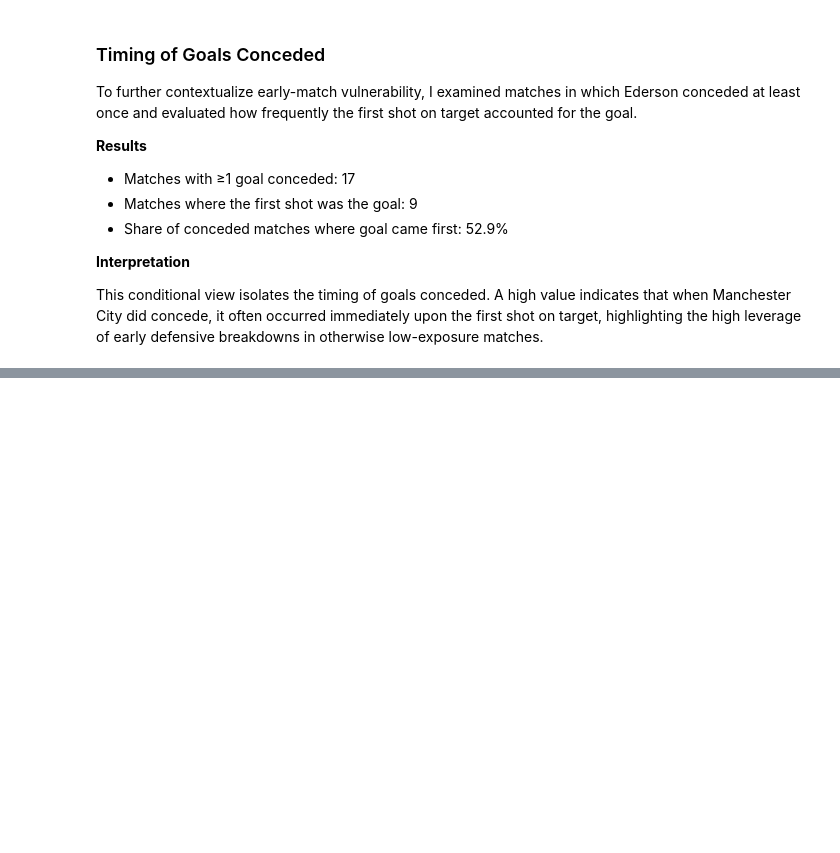
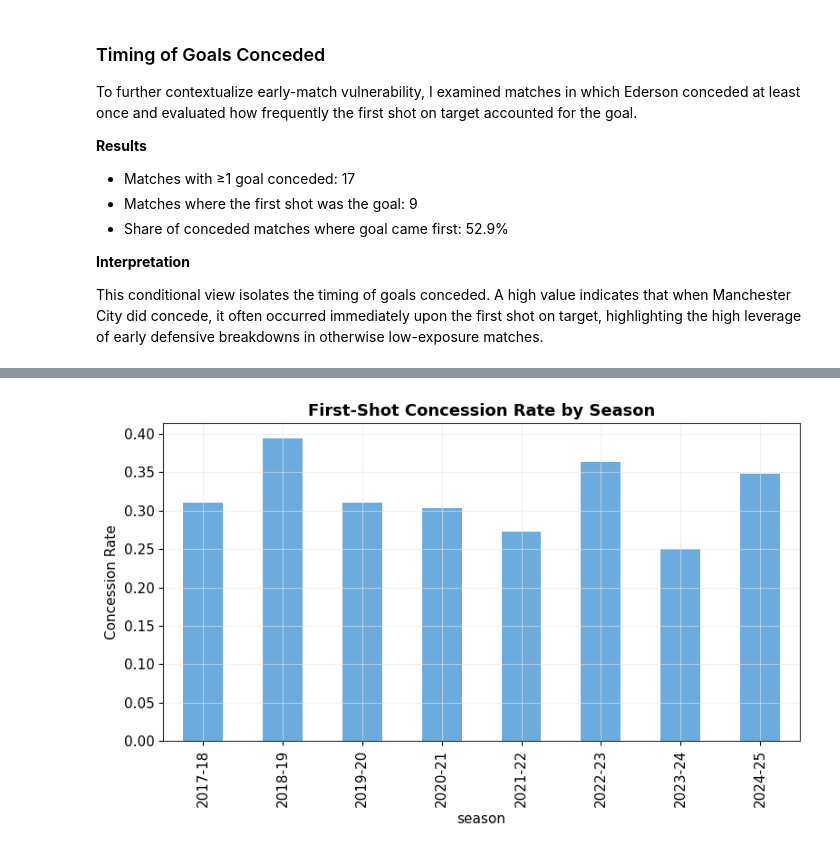
Before and after one commit to danielbkuti/Soccer_Analysis, a Jupyter notebook: notebooks/ederson-eda.ipynb, the cells around one changed output, grey strips where cells are left out. Drawn from its saved outputs; the diff is of its cells as text; code cells hidden in the pictures; blank space fills up the shorter version.

Commit message:
Expanded notebook study to multiple seasons

```diff
--- a/notebooks/ederson-eda.ipynb
+++ b/notebooks/ederson-eda.ipynb
@@ -630,0 +1119,10 @@ This conditional view isolates the timing of goals conceded. A high value indica
+# %%
+df_faced_sorted = df_faced.sort_values(
+    ['game_id','minute']
+)
+
+first_shots = df_faced_sorted.groupby('game_id').first().reset_index()
+first_shots['first_shot_conceded'] = (
+    first_shots['result'] == 'Goal'
+).astype(int)
+first_shots.shape
@@ -630,0 +1239,8 @@ This conditional view isolates the timing of goals conceded. A high value indica
+# %%
+season_rates = (
+    first_shots
+    .groupby('season')['first_shot_conceded']
+    .mean()
+)
+
+season_rates
@@ -630,0 +1258,27 @@ This conditional view isolates the timing of goals conceded. A high value indica
+# %%
+plt.figure(figsize=(8,5))
+
+season_rates.plot(
+    kind='bar',
+    color=CITY_BLUE
+)
+
+plt.title(
+    "First-Shot Concession Rate by Season",
+    fontsize=13,
+    weight="bold"
+)
+
+plt.ylabel("Concession Rate")
+
+plt.tight_layout()
+
+plt.savefig(
+    "../outputs/figures/concession_rate_by_season.png",
+    dpi=300,
+    bbox_inches="tight"
+)
+
+plt.show()
+# %% [output]
+[figure, added]
```
Also changed, not shown: parts of 54 cells of this notebook, 8 other files.
